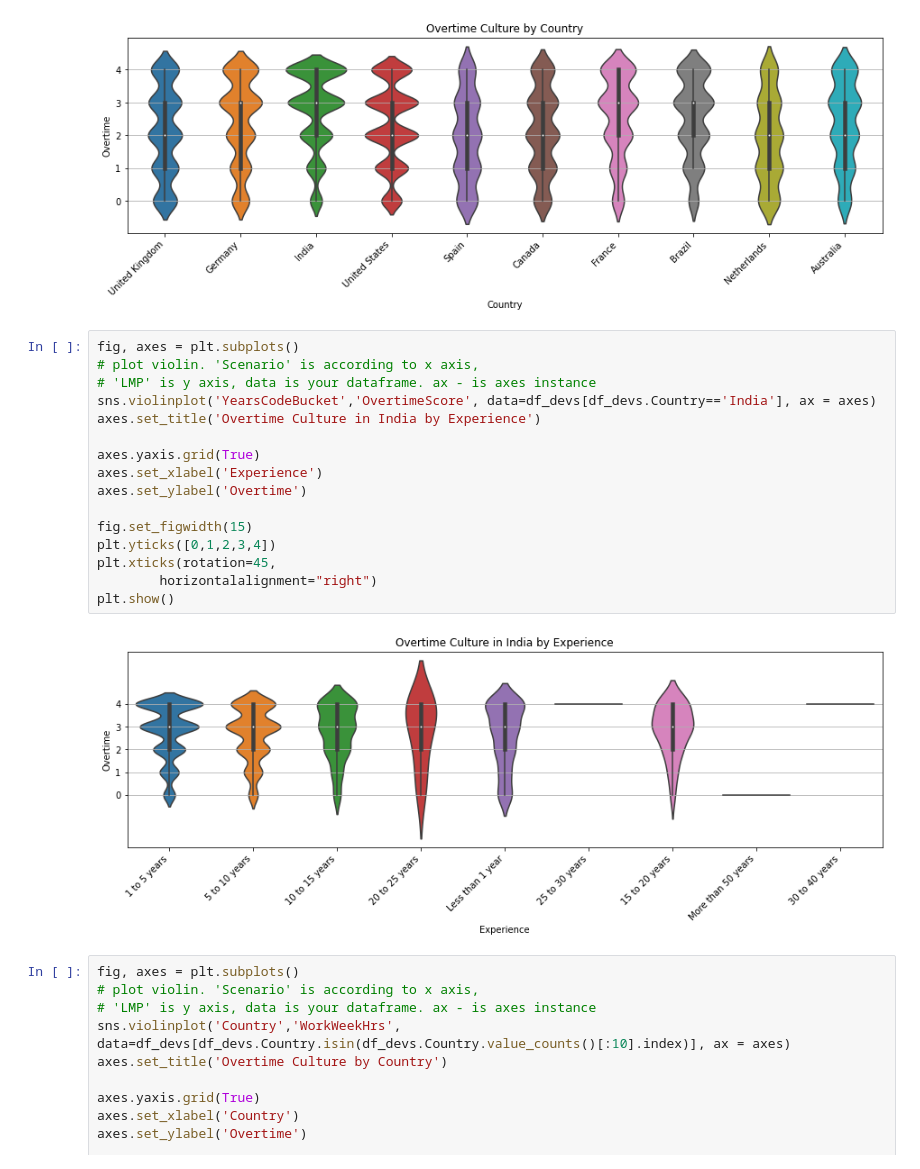
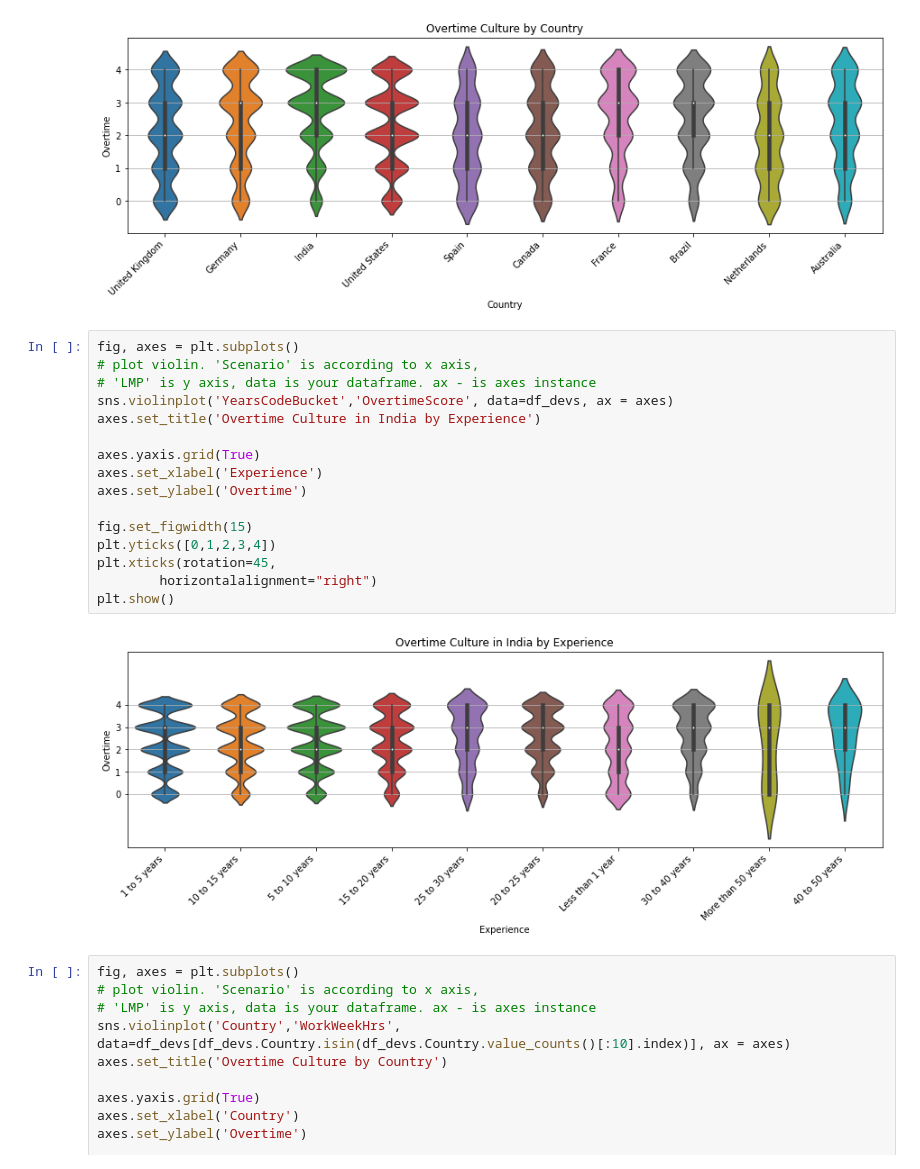
Before and after one commit to abhinavrohatgi30/stackoverflow-2020-dev-survey-analysis, a Jupyter notebook: StackOverFlow-Survey-Analysis.ipynb, the cells around one changed output. Drawn from its saved outputs; the diff is of its cells as text.

```diff
--- a/StackOverFlow-Survey-Analysis.ipynb
+++ b/StackOverFlow-Survey-Analysis.ipynb
@@ -351,21 +359,21 @@ plt.show()
 # %%
 fig, axes = plt.subplots()
 # plot violin. 'Scenario' is according to x axis,
 # 'LMP' is y axis, data is your dataframe. ax - is axes instance
-sns.violinplot('YearsCodeBucket','OvertimeScore', data=df_devs[df_devs.Country=='India'], ax = axes)
+sns.violinplot('YearsCodeBucket','OvertimeScore', data=df_devs, ax = axes)
 axes.set_title('Overtime Culture in India by Experience')
 
 axes.yaxis.grid(True)
 axes.set_xlabel('Experience')
 axes.set_ylabel('Overtime')
 
 fig.set_figwidth(15)
 plt.yticks([0,1,2,3,4])
 plt.xticks(rotation=45,
         horizontalalignment="right")
 plt.show()
 # %% [output]
-[figure, old version]
+[figure, new version]
 # %%
 fig, axes = plt.subplots()
 # plot violin. 'Scenario' is according to x axis,
```
Also changed, not shown: parts of 14 cells of this notebook.
